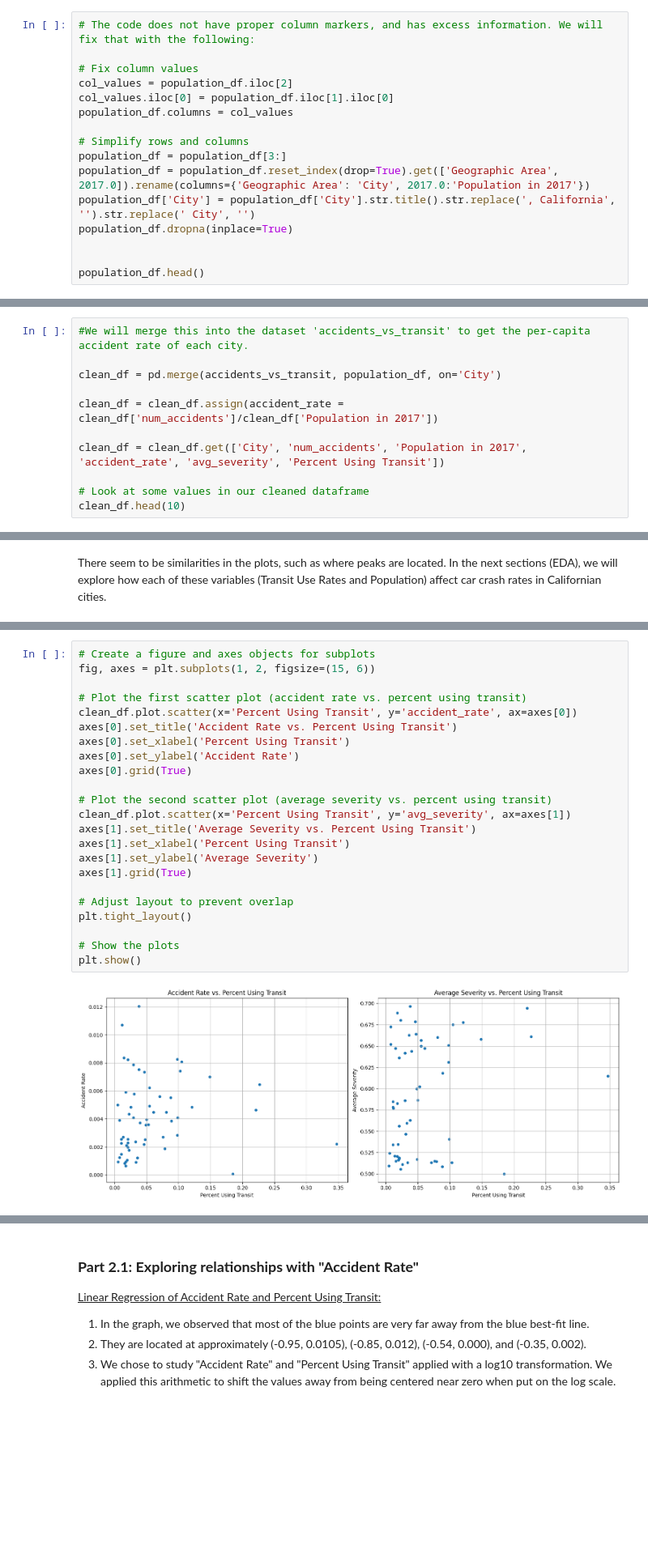
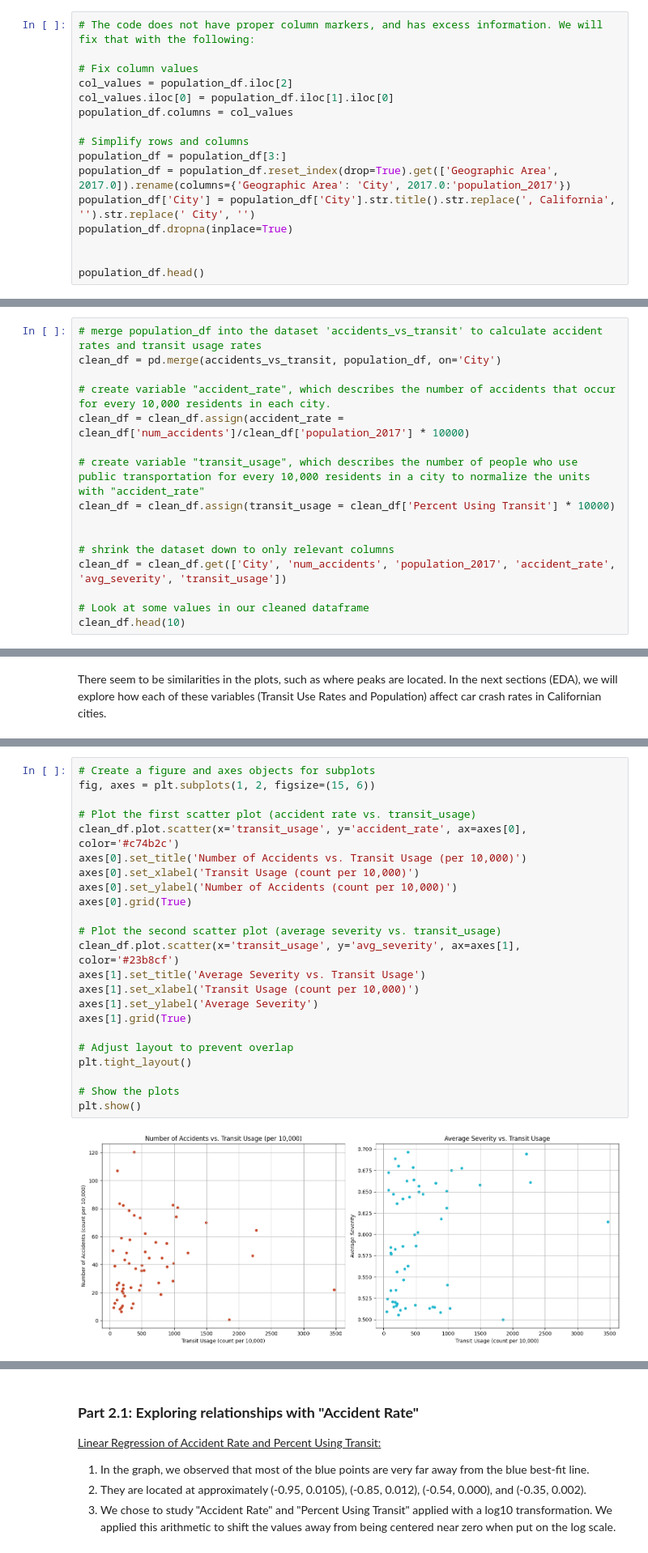
Before and after one commit to COGS108/Group099_WI24, a Jupyter notebook: FinalProject_Group099_WI24.ipynb, the cells around one changed output, grey strips where cells are left out. Shown: that part at 81% size. Drawn from its saved outputs; the diff is of its cells as text; blank space fills up the shorter version.

```diff
--- a/FinalProject_Group099_WI24.ipynb
+++ b/FinalProject_Group099_WI24.ipynb
@@ -214,7 +214,7 @@ population_df.columns = col_values
 
 # Simplify rows and columns
 population_df = population_df[3:]
-population_df = population_df.reset_index(drop=True).get(['Geographic Area', 2017.0]).rename(columns={'Geographic Area': 'City', 2017.0:'Population in 2017'})
+population_df = population_df.reset_index(drop=True).get(['Geographic Area', 2017.0]).rename(columns={'Geographic Area': 'City', 2017.0:'population_2017'})
 population_df['City'] = population_df['City'].str.title().str.replace(', California', '').str.replace(' City', '')
 population_df.dropna(inplace=True)
 
@@ -228,13 +228,18 @@ population_df.head()
 | 3 | Albany | 20076.0 |
 | 4 | Alhambra | 84878.0 |
 # %%
-#We will merge this into the dataset 'accidents_vs_transit' to get the per-capita accident rate of each city.
-
+# merge population_df into the dataset 'accidents_vs_transit' to calculate accident rates and transit usage rates
 clean_df = pd.merge(accidents_vs_transit, population_df, on='City')
 
-clean_df = clean_df.assign(accident_rate = clean_df['num_accidents']/clean_df['Population in 2017'])
+# create variable "accident_rate", which describes the number of accidents that occur for every 10,000 residents in each city.
+clean_df = clean_df.assign(accident_rate = clean_df['num_accidents']/clean_df['population_2017'] * 10000)
 
-clean_df = clean_df.get(['City', 'num_accidents', 'Population in 2017', 'accident_rate', 'avg_severity', 'Percent Using Transit'])
+# create variable "transit_usage", which describes the number of people who use public transportation for every 10,000 residents in a city to normalize the units with "accident_rate"
+clean_df = clean_df.assign(transit_usage = clean_df['Percent Using Transit'] * 10000)
+
+
+# shrink the dataset down to only relevant columns
+clean_df = clean_df.get(['City', 'num_accidents', 'population_2017', 'accident_rate', 'avg_severity', 'transit_usage'])
 
 # Look at some values in our cleaned dataframe
 clean_df.head(10)
@@ -307,28 +309,28 @@ We chose to use scatterplots here because we wanted to see if we could identify
 # %%
 # Create a figure and axes objects for subplots
 fig, axes = plt.subplots(1, 2, figsize=(15, 6))
 
-# Plot the first scatter plot (accident rate vs. percent using transit)
-clean_df.plot.scatter(x='Percent Using Transit', y='accident_rate', ax=axes[0])
-axes[0].set_title('Accident Rate vs. Percent Using Transit')
-axes[0].set_xlabel('Percent Using Transit')
-axes[0].set_ylabel('Accident Rate')
+# Plot the first scatter plot (accident rate vs. transit_usage)
+clean_df.plot.scatter(x='transit_usage', y='accident_rate', ax=axes[0], color='#c74b2c')
+axes[0].set_title('Number of Accidents vs. Transit Usage (per 10,000)')
+axes[0].set_xlabel('Transit Usage (count per 10,000)')
+axes[0].set_ylabel('Number of Accidents (count per 10,000)')
 axes[0].grid(True)
 
-# Plot the second scatter plot (average severity vs. percent using transit)
-clean_df.plot.scatter(x='Percent Using Transit', y='avg_severity', ax=axes[1])
-axes[1].set_title('Average Severity vs. Percent Using Transit')
-axes[1].set_xlabel('Percent Using Transit')
+# Plot the second scatter plot (average severity vs. transit_usage)
+clean_df.plot.scatter(x='transit_usage', y='avg_severity', ax=axes[1], color='#23b8cf')
+axes[1].set_title('Average Severity vs. Transit Usage')
+axes[1].set_xlabel('Transit Usage (count per 10,000)')
 axes[1].set_ylabel('Average Severity')
 axes[1].grid(True)
 
 # Adjust layout to prevent overlap
 plt.tight_layout()
 
 # Show the plots
 plt.show()
 # %% [output]
-[figure, old version]
+[figure, new version]
 # %% [markdown]
 
 
```
Also changed, not shown: parts of 33 cells of this notebook.
